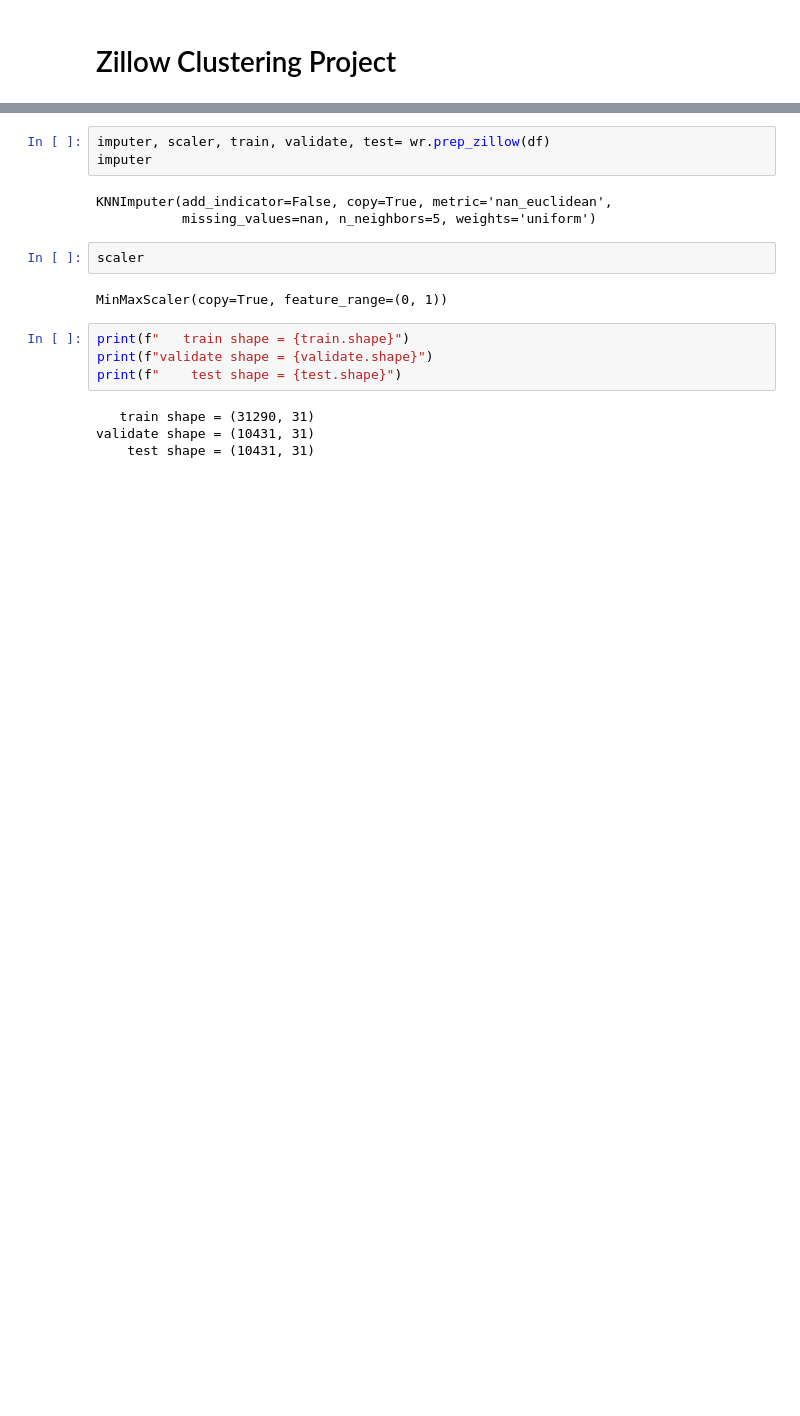
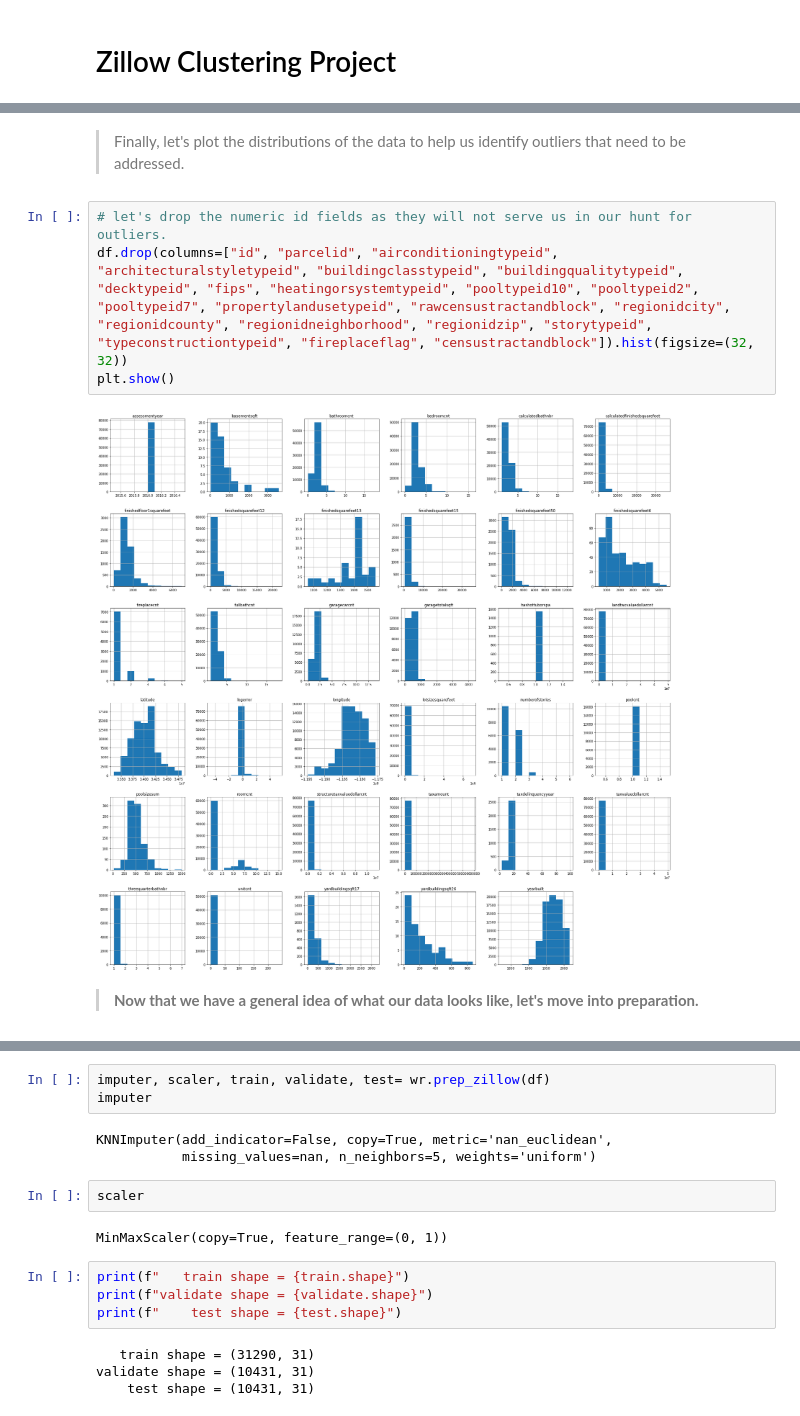
Before and after one commit to armadillo-zillow/zillow_clustering_project, a Jupyter notebook: alec_working_file.ipynb, the cells around one changed output, grey strips where cells are left out. Cells and saved outputs as stored; diff of their text form; blank space fills up the shorter version.

```diff
--- a/alec_working_file.ipynb
+++ b/alec_working_file.ipynb
@@ -38,0 +77,10 @@ df.head()
+# %% [markdown]
+> Finally, let's plot the distributions of the data to help us identify outliers that need to be addressed.
+# %%
+# let's drop the numeric id fields as they will not serve us in our hunt for outliers.
+df.drop(columns=["id", "parcelid", "airconditioningtypeid", "architecturalstyletypeid", "buildingclasstypeid", "buildingqualitytypeid", "decktypeid", "fips", "heatingorsystemtypeid", "pooltypeid10", "pooltypeid2", "pooltypeid7", "propertylandusetypeid", "rawcensustractandblock", "regionidcity", "regionidcounty", "regionidneighborhood", "regionidzip", "storytypeid", "typeconstructiontypeid", "fireplaceflag", "censustractandblock"]).hist(figsize=(32, 32))
+plt.show()
+# %% [output]
+[figure, added]
+# %% [markdown]
+> **Now that we have a general idea of what our data looks like, let's move into preparation.**
```
Also changed, not shown: parts of 21 cells of this notebook, 1 other file.
